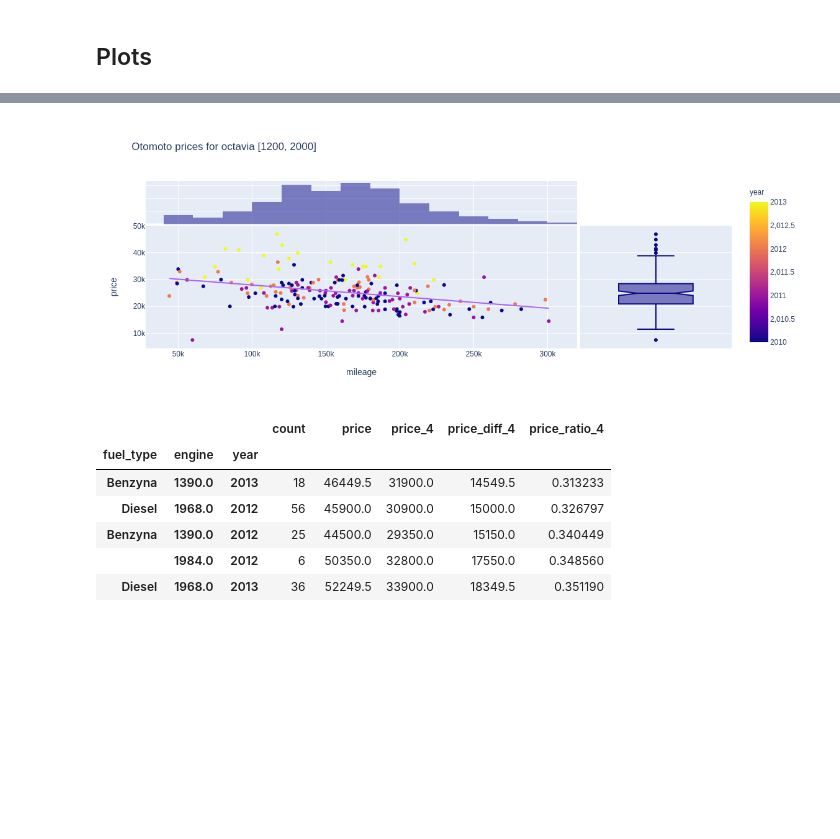
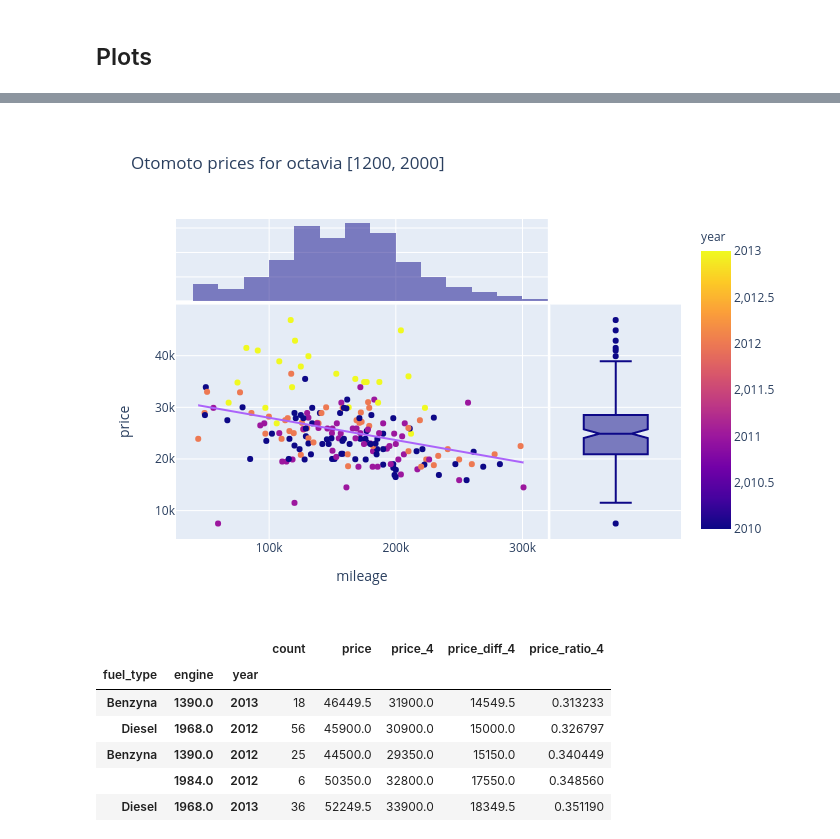
Before and after one commit to tomecki/otomoto-explorer, a Jupyter notebook: otomoto-analysis.ipynb, the cells around one changed output, grey strips where cells are left out. Saved outputs shown, nothing was run; the diff lists cells and outputs as text; code cells hidden in the pictures; blank space fills up the shorter version.

```diff
--- a/otomoto-analysis.ipynb
+++ b/otomoto-analysis.ipynb
@@ -110,13 +111,14 @@ def plot_scatter(df, model, years, fuel_type, engine):
         "engine < @engine[1] & "
         "engine >= @engine[0]"
     )
-    return px.scatter(
+    fig = px.scatter(
         data, x="mileage", y="price", color="year",
         render_mode="svg",
         title=f"Otomoto prices for {model} {engine}",
         marginal_y="box", marginal_x="histogram",
         trendline="ols"
     )
+    return fig.to_image(format='png')
 
-plot_scatter(df, "octavia", [2010, 2014], "Benzyna", [1200, 2000]).show()
+Image(plot_scatter(df, "octavia", [2010, 2014], "Benzyna", [1200, 2000]))
 # %% [output]
@@ -124,4 +125,4 @@ plot_scatter(df, "octavia", [2010, 2014], "Benzyna", [1200, 2000]).show()
-[figure, old version]
+[figure, new version]
 # %%
 from jupyter_dash import JupyterDash
 import dash_core_components as dcc
```
Also changed, not shown: parts of 2 cells of this notebook.
